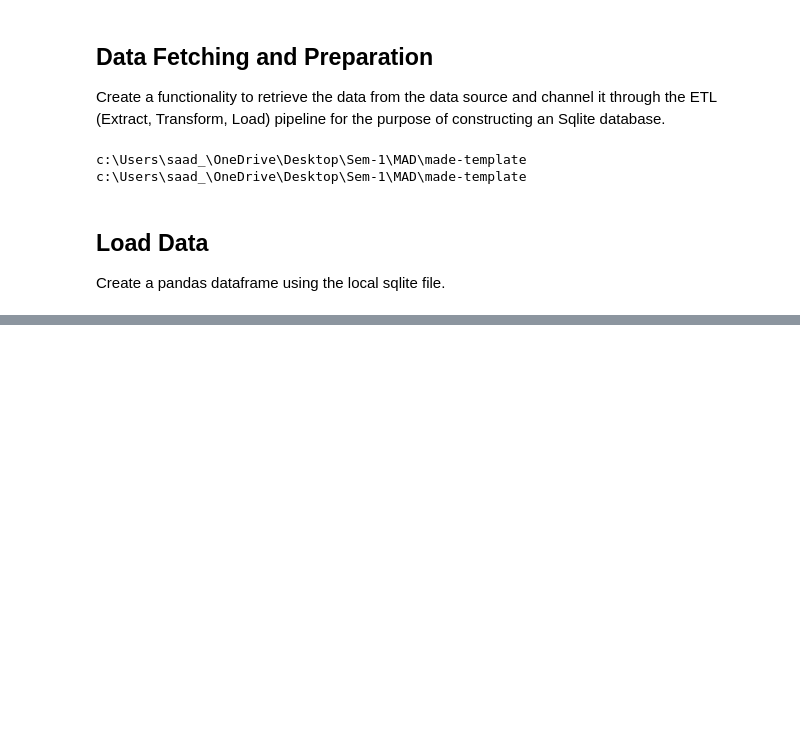
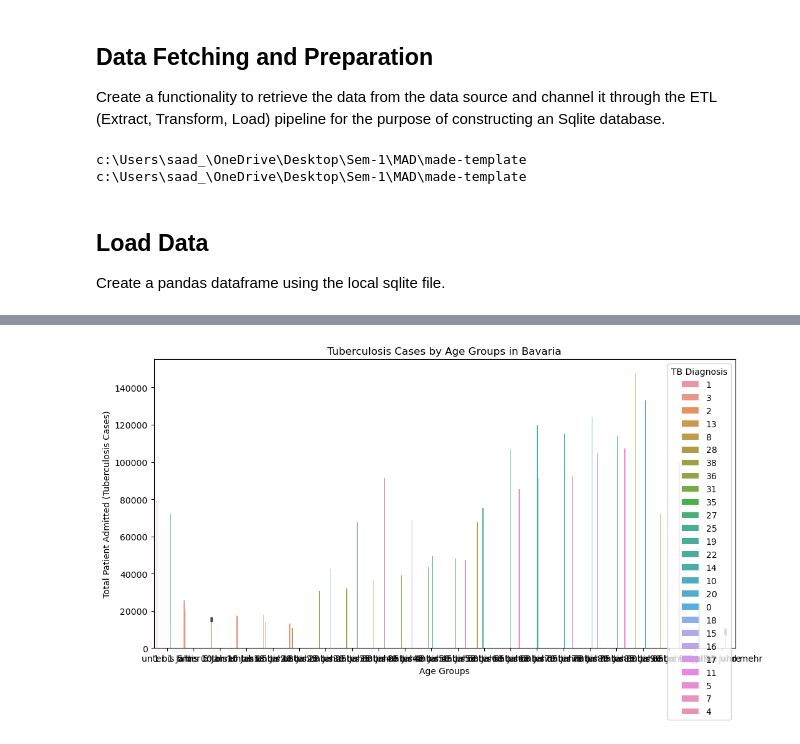
Before and after one commit to 5aad/made-template, a Jupyter notebook: project/report.ipynb, the cells around one changed output, grey strips where cells are left out. Cells and saved outputs as stored; diff of their text form; code cells hidden in the pictures; blank space fills up the shorter version.

```diff
--- a/project/report.ipynb
+++ b/project/report.ipynb
@@ -179,0 +203,16 @@ CloseConn(conn_hos)
+# %%
+merged_data = pd.merge(dataframes["Hospital"], dataframes["Airquality"], left_on='State', right_on='State')
+
+# Filtering data for the state of Bavaria
+bavaria_data = merged_data[merged_data['State'] == 'Bavaria']
+
+# Creating a bar plot
+plt.figure(figsize=(12, 6))
+sns.barplot(x='Altersgruppen', y='Total_Patient_Admited', hue='TB-Diagnose', data=bavaria_data)
+plt.xlabel('Age Groups')
+plt.ylabel('Total Patient Admitted (Tuberculosis Cases)')
+plt.title('Tuberculosis Cases by Age Groups in Bavaria')
+plt.legend(title='TB Diagnosis', loc='upper right')
+plt.show()
+# %% [output]
+[figure, added]
```
Also changed, not shown: parts of 16 cells of this notebook.
